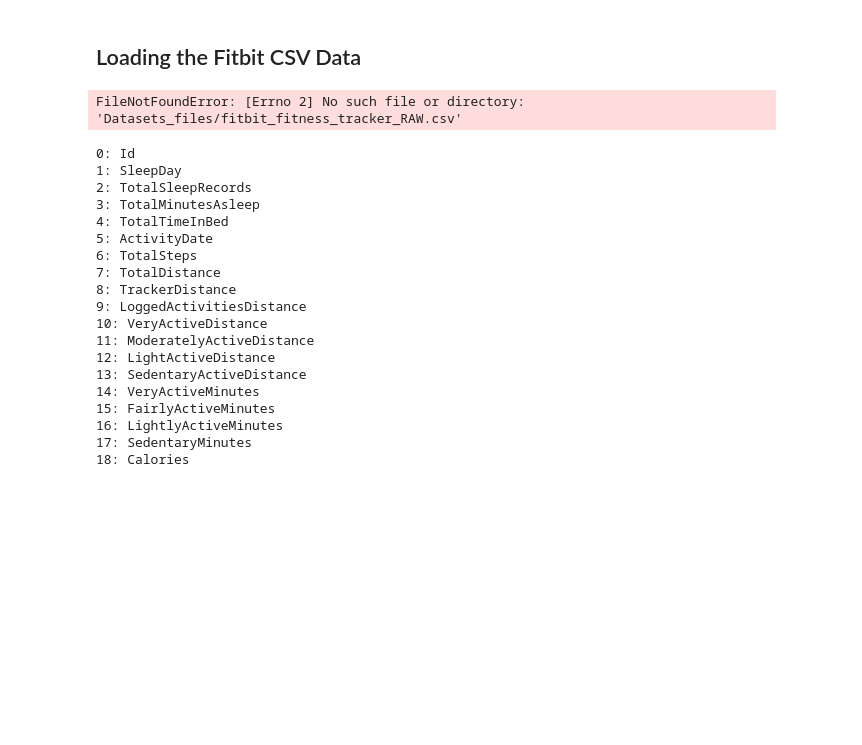
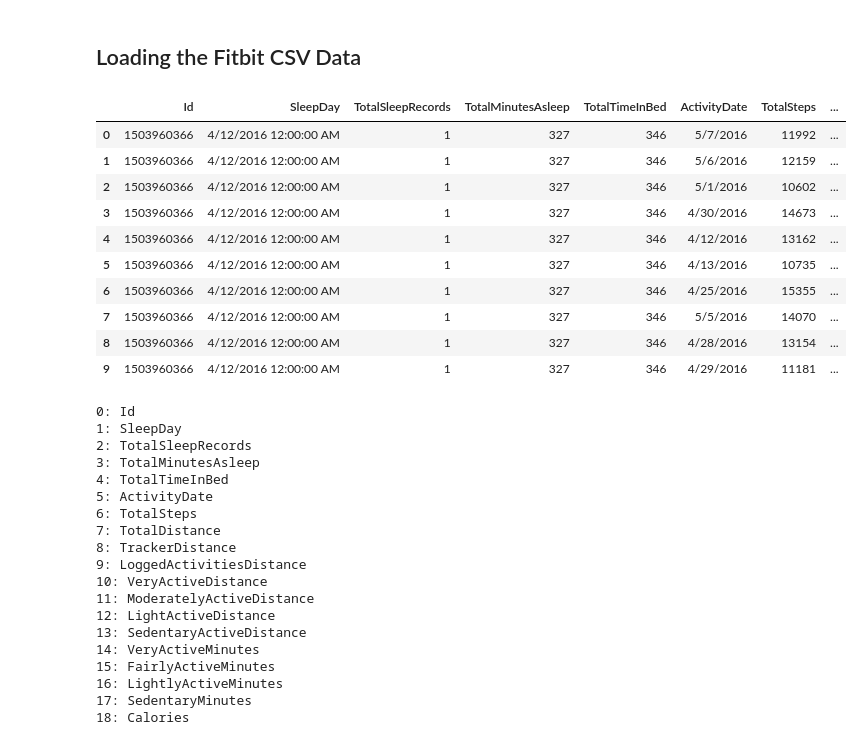
Before and after one commit to SheryllD/Project_SQL_Database, a Jupyter notebook: Data_Wrangling.ipynb, the cells around one changed output. Drawn from its saved outputs; the diff is of its cells as text; code cells hidden in the pictures; blank space fills up the shorter version.

```diff
--- a/Data_Wrangling.ipynb
+++ b/Data_Wrangling.ipynb
@@ -16,15 +16,25 @@ warnings.filterwarnings('ignore')
 ## Loading the Fitbit CSV Data
 # %%
 # Definig the file path
-file_path = "Datasets_files/fitbit_fitness_tracker_RAW.csv"
+file_path = "Datasets_files/Data_files_fitbit/fitbit_fitness_tracker_RAW.csv"
 
 # Loading the CSV file into a dataframe
 fitbit_df = pd.read_csv(file_path)
 
 # Displaying the first 10 rows of the dataframe
 fitbit_df.head(10)
 # %% [output]
-FileNotFoundError: [Errno 2] No such file or directory: 'Datasets_files/fitbit_fitness_tracker_RAW.csv'
+|  | Id | SleepDay | TotalSleepRecords | TotalMinutesAsleep | TotalTimeInBed | ActivityDate | TotalSteps | ... |
+| 0 | 1503960366 | 4/12/2016 12:00:00 AM | 1 | 327 | 346 | 5/7/2016 | 11992 | ... |
+| 1 | 1503960366 | 4/12/2016 12:00:00 AM | 1 | 327 | 346 | 5/6/2016 | 12159 | ... |
+| 2 | 1503960366 | 4/12/2016 12:00:00 AM | 1 | 327 | 346 | 5/1/2016 | 10602 | ... |
+| 3 | 1503960366 | 4/12/2016 12:00:00 AM | 1 | 327 | 346 | 4/30/2016 | 14673 | ... |
+| 4 | 1503960366 | 4/12/2016 12:00:00 AM | 1 | 327 | 346 | 4/12/2016 | 13162 | ... |
+| 5 | 1503960366 | 4/12/2016 12:00:00 AM | 1 | 327 | 346 | 4/13/2016 | 10735 | ... |
+| 6 | 1503960366 | 4/12/2016 12:00:00 AM | 1 | 327 | 346 | 4/25/2016 | 15355 | ... |
+| 7 | 1503960366 | 4/12/2016 12:00:00 AM | 1 | 327 | 346 | 5/5/2016 | 14070 | ... |
+| 8 | 1503960366 | 4/12/2016 12:00:00 AM | 1 | 327 | 346 | 4/28/2016 | 13154 | ... |
+| 9 | 1503960366 | 4/12/2016 12:00:00 AM | 1 | 327 | 346 | 4/29/2016 | 11181 | ... |
 # %%
 # Reviewing the names of the columns in a list form
 
```
Also changed, not shown: parts of 2 cells of this notebook.
